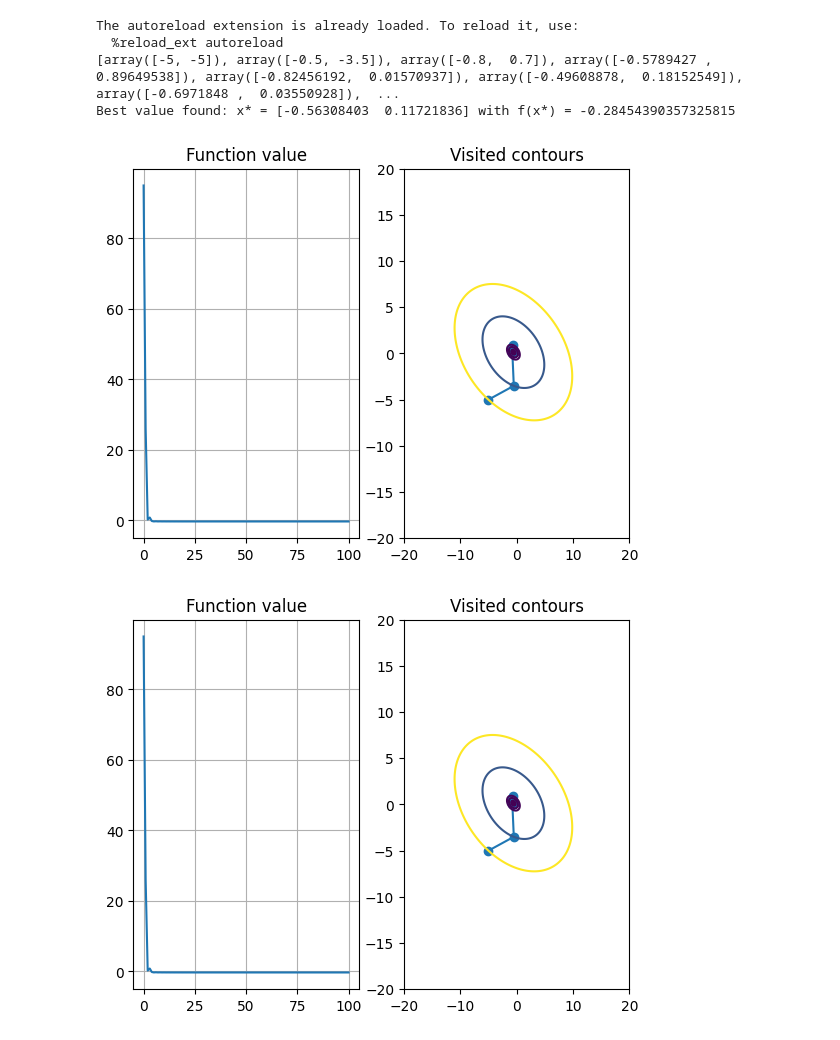
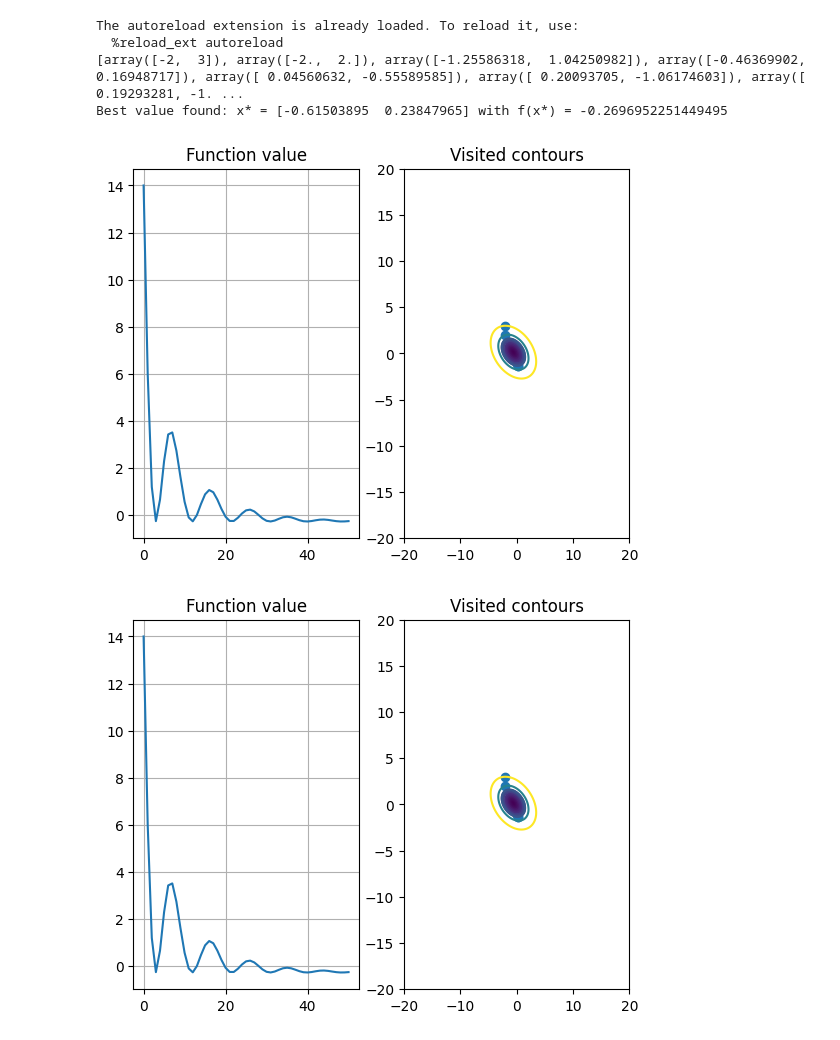
Before and after one commit to spanish-inquisition-optimization/GradientDescentModifications, a Jupyter notebook: part_1.ipynb, the cells around one changed output. Drawn from its saved outputs; the diff is of its cells as text; code cells hidden in the pictures.

```diff
--- a/part_1.ipynb
+++ b/part_1.ipynb
@@ -16,39 +16,41 @@ def get_func(a, b, c, d, e):
     return func
 
 
 def get_derivative(a, b, c, d, e):
     def func(xs):
         x, y = xs
         return np.array([2 * a * x + c * y + d, 2 * b * y + c * x + e])
 
     return func
 
 
 f1 = get_func(1, 0, 1, 0, 0)
 g1 = get_derivative(1, 0, 1, 0, 0)
 f2 = get_func(0, 2, 0, 1, 0)
 g2 = get_derivative(0, 2, 0, 1, 0)
 
 
 def sum_funcs(f, g):
     return lambda x: f(x) + g(x)
 
 
 #points = steepest_descent(sum_funcs(f1, f2), sum_funcs(g1, g2), np.array([-2, 3]), bin_search, lambda f, steps: len(steps) > 50)
-points = gradient_descent_minibatch([f1, f2], [g1, g2], 1, np.array([-5, -5]), exponential_learning_scheduler(0.3, 0.2, 1, 2), lambda f, steps: len(steps) > 100)
+#points = gradient_descent_minibatch([f1, f2], [g1, g2], 1, np.array([-2, 3]), fixed_step_search(0.1), lambda f, steps: len(steps) > 100)
 #points = steepest_descent_with_momentum(0.5)(sum_funcs(f1, f2), sum_funcs(g1, g2), np.array([-5, -5]), bin_search, lambda f, steps: len(steps) > 50)
 #points = gradient_descent_minibatch_with_momentum(0.5, True)([f1, f2], [g1, g2], 1, np.array([-5, -5]), exponential_learning_scheduler(0.4, 0.1), lambda f, steps: len(steps) > 100)
-#points = steepest_descent_adagrad(sum_funcs(f1, f2), sum_funcs(g1, g2), np.array([-2, 3]), fixed_step_search(1), lambda f, steps: len(steps) > 50)
-#points = gradient_descent_minibatch_adagrad([f1, f2], [g1, g2], 1, np.array([-1, 1]), exponential_learning_scheduler(1, 0), lambda f, steps: len(steps) > 100)
-#points = steepest_descent_rms_prop(0.5)(sum_funcs(f1, f2), sum_funcs(g1, g2), np.array([-5, -5]), bin_search, lambda f, steps: len(steps) > 50)
-#points = gradient_descent_minibatch_rms_prop(0.2)([f1, f2], [g1, g2], 1, np.array([-5, -5]), exponential_learning_scheduler(0.4, 0.1), lambda f, steps: len(steps) > 100)
+#points = steepest_descent_adagrad(sum_funcs(f1, f2), sum_funcs(g1, g2), np.array([-2, 3]), fixed_step_search(5), lambda f, steps: len(steps) > 50)
+#points = gradient_descent_minibatch_adagrad([f1, f2], [g1, g2], 1, np.array([-2, 3]), fixed_step_search(1), lambda f, steps: len(steps) > 100)
+#points = steepest_descent_rms_prop(0.999)(sum_funcs(f1, f2), sum_funcs(g1, g2), np.array([-2, 3]), fixed_step_search(1), lambda f, steps: len(steps) > 50)
+#points = gradient_descent_minibatch_rms_prop(0.999)([f1, f2], [g1, g2], 1, np.array([-2, 3]), fixed_step_search(1), lambda f, steps: len(steps) > 100)
+points = steepest_descent_adam(0.9, 0.999)(sum_funcs(f1, f2), sum_funcs(g1, g2), np.array([-2, 3]), fixed_step_search(1), lambda f, steps: len(steps) > 50)
+#points = gradient_descent_minibatch_adam(0.9, 0.999)([f1, f2], [g1, g2], 1, np.array([-2, 3]), fixed_step_search(5), lambda f, steps: len(steps) > 100)
 
 print(points)
 visualize_optimizing_process(sum_funcs(f1, f2), roi, np.array(points))
 # %% [output]
 The autoreload extension is already loaded. To reload it, use:
   %reload_ext autoreload
-[array([-5, -5]), array([-0.5, -3.5]), array([-0.8,  0.7]), array([-0.5789427 ,  0.89649538]), array([-0.82456192,  0.01570937]), array([-0.49608878,  0.18152549]), array([-0.6971848 ,  0.03550928]),  ...
-Best value found: x* = [-0.56308403  0.11721836] with f(x*) = -0.28454390357325815
+[array([-2,  3]), array([-2.,  2.]), array([-1.25586318,  1.04250982]), array([-0.46369902,  0.16948717]), array([ 0.04560632, -0.55589585]), array([ 0.20093705, -1.06174603]), array([ 0.19293281, -1. ...
+Best value found: x* = [-0.61503895  0.23847965] with f(x*) = -0.2696952251449495
-[figure, old version]
+[figure, new version]
-[figure, old version]
+[figure, new version]
```
Also changed, not shown: 1 other file.
